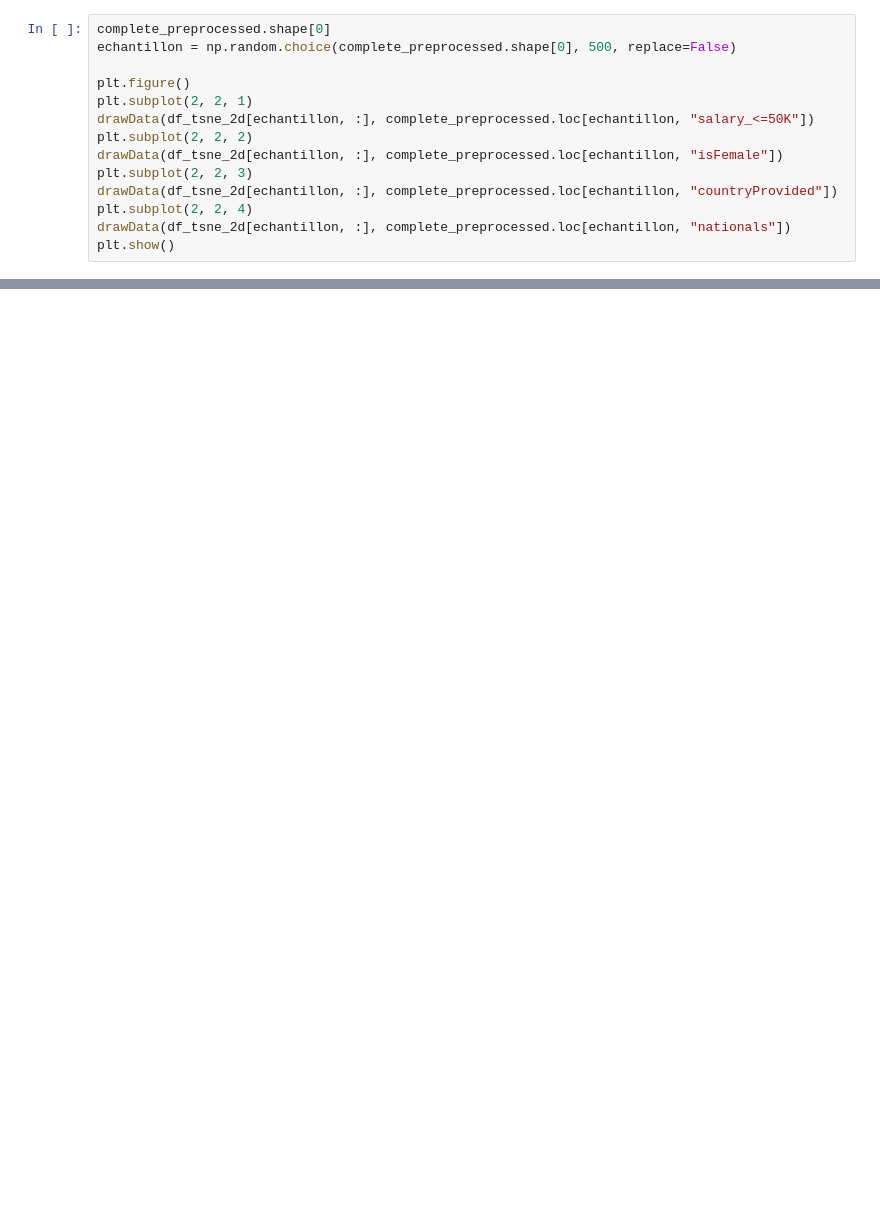
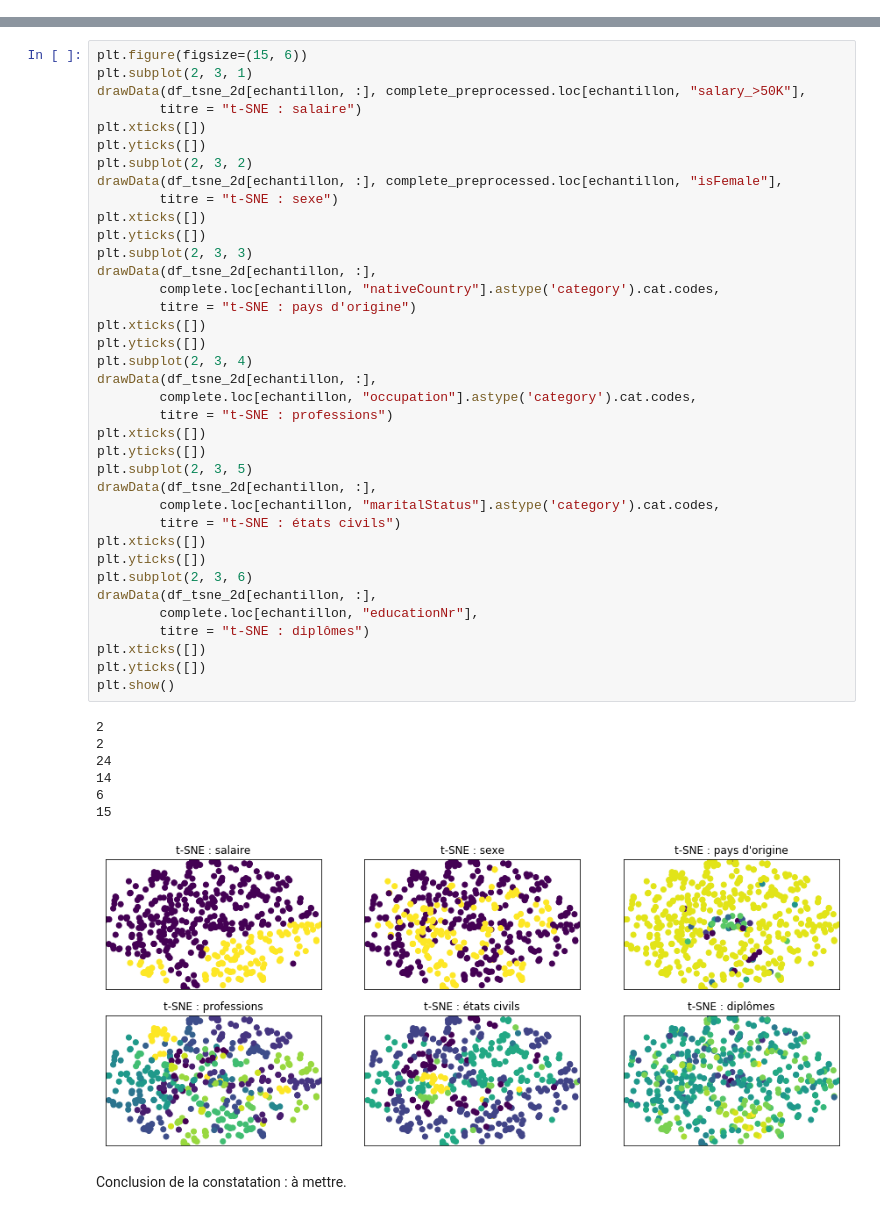
Before and after one commit to Alsaxian/salaryDiscovery, a Jupyter notebook: tsne_autoencoder.ipynb, the cells around one changed output, grey strips where cells are left out. Drawn from its saved outputs; the diff is of its cells as text; blank space fills up the shorter version.

```diff
--- a/tsne_autoencoder.ipynb
+++ b/tsne_autoencoder.ipynb
@@ -195,14 +0,0 @@ drawData(df_encoded2, df_sampled["salary_<=50K"])
-# %%
-complete_preprocessed.shape[0]
-echantillon = np.random.choice(complete_preprocessed.shape[0], 500, replace=False)
-
-plt.figure()
-plt.subplot(2, 2, 1)
-drawData(df_tsne_2d[echantillon, :], complete_preprocessed.loc[echantillon, "salary_<=50K"])
-plt.subplot(2, 2, 2)
-drawData(df_tsne_2d[echantillon, :], complete_preprocessed.loc[echantillon, "isFemale"])
-plt.subplot(2, 2, 3)
-drawData(df_tsne_2d[echantillon, :], complete_preprocessed.loc[echantillon, "countryProvided"])
-plt.subplot(2, 2, 4)
-drawData(df_tsne_2d[echantillon, :], complete_preprocessed.loc[echantillon, "nationals"])
-plt.show()
@@ -248,0 +84,47 @@ numpy.ndarray
+# %%
+plt.figure(figsize=(15, 6))
+plt.subplot(2, 3, 1)
+drawData(df_tsne_2d[echantillon, :], complete_preprocessed.loc[echantillon, "salary_>50K"],
+        titre = "t-SNE : salaire")
+plt.xticks([])
+plt.yticks([])
+plt.subplot(2, 3, 2)
+drawData(df_tsne_2d[echantillon, :], complete_preprocessed.loc[echantillon, "isFemale"],
+        titre = "t-SNE : sexe")
+plt.xticks([])
+plt.yticks([])
+plt.subplot(2, 3, 3)
+drawData(df_tsne_2d[echantillon, :],
+        complete.loc[echantillon, "nativeCountry"].astype('category').cat.codes,
+        titre = "t-SNE : pays d'origine")
+plt.xticks([])
+plt.yticks([])
+plt.subplot(2, 3, 4)
+drawData(df_tsne_2d[echantillon, :],
+        complete.loc[echantillon, "occupation"].astype('category').cat.codes,
+        titre = "t-SNE : professions")
+plt.xticks([])
+plt.yticks([])
+plt.subplot(2, 3, 5)
+drawData(df_tsne_2d[echantillon, :],
+        complete.loc[echantillon, "maritalStatus"].astype('category').cat.codes,
+        titre = "t-SNE : états civils")
+plt.xticks([])
+plt.yticks([])
+plt.subplot(2, 3, 6)
+drawData(df_tsne_2d[echantillon, :],
+        complete.loc[echantillon, "educationNr"],
+        titre = "t-SNE : diplômes")
+plt.xticks([])
+plt.yticks([])
+plt.show()
+# %% [output]
+2
+2
+24
+14
+6
+15
+[figure, added]
+# %% [markdown]
+Conclusion de la constatation : à mettre.
```
Also changed, not shown: parts of 34 cells of this notebook, 3 other files.
